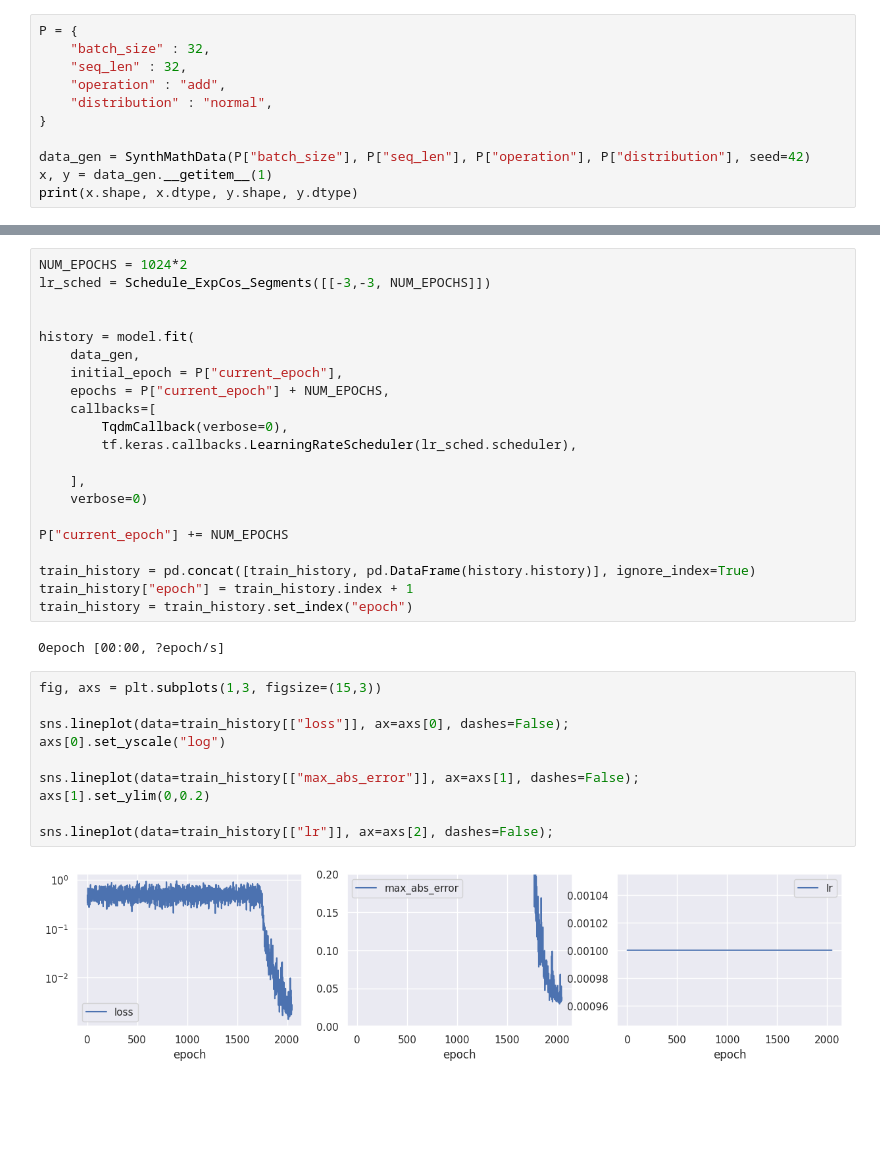
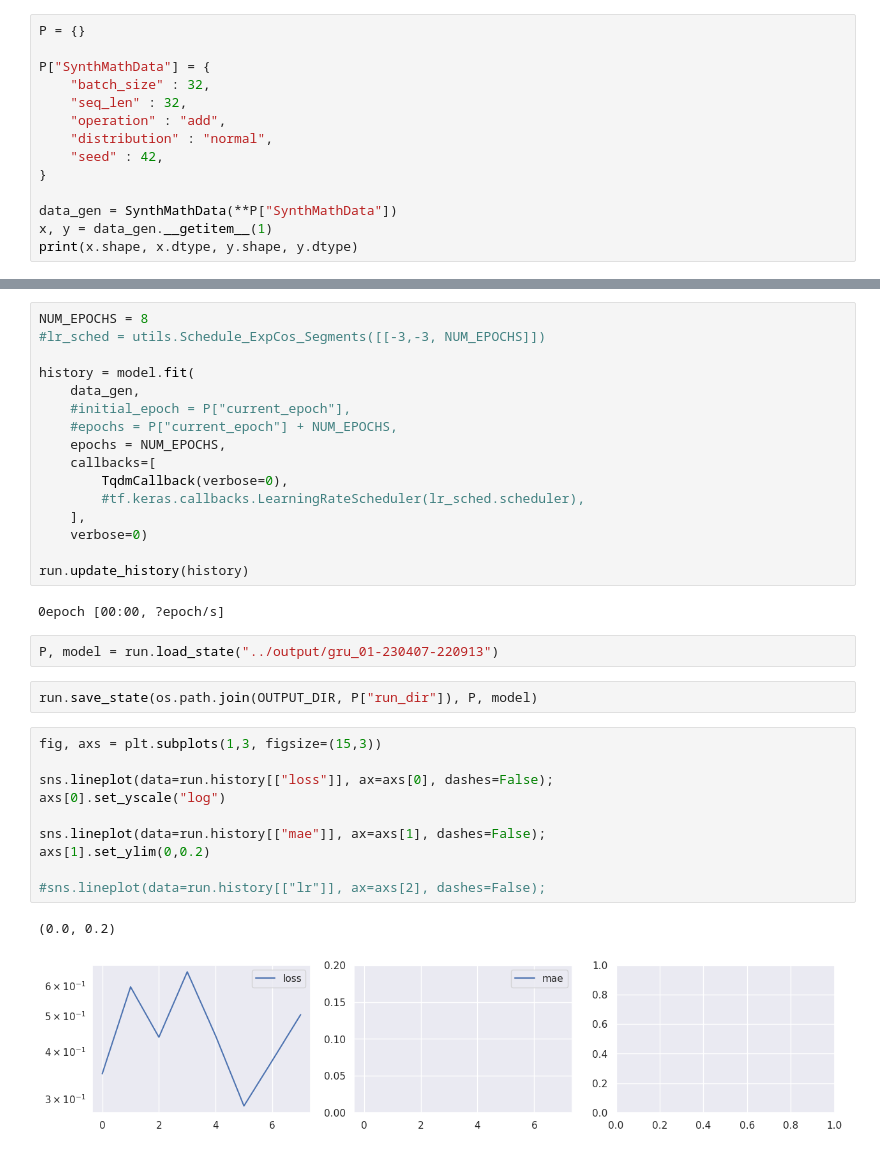
Before and after one commit to FriedChips/dl_basics, a Jupyter notebook: experiments/sequences_add_mult.ipynb, the cells around one changed output, grey strips where cells are left out. Cells and saved outputs as stored; diff of their text form; blank space fills up the shorter version.

Commit message:
rework of models, added utils

```diff
--- a/experiments/sequences_add_mult.ipynb
+++ b/experiments/sequences_add_mult.ipynb
@@ -48,12 +45,15 @@ from models.mlp import build_model_mlp_2d_01
 # %%
-P = {
+P = {}
+
+P["SynthMathData"] = {
     "batch_size" : 32,
     "seq_len" : 32,
     "operation" : "add",
     "distribution" : "normal",
+    "seed" : 42,
 }
 
-data_gen = SynthMathData(P["batch_size"], P["seq_len"], P["operation"], P["distribution"], seed=42)
+data_gen = SynthMathData(**P["SynthMathData"])
 x, y = data_gen.__getitem__(1)
 print(x.shape, x.dtype, y.shape, y.dtype)
 # %% [output]
@@ -166,35 +108,35 @@ save_run_state()
 # %%
-NUM_EPOCHS = 1024*2
-lr_sched = Schedule_ExpCos_Segments([[-3,-3, NUM_EPOCHS]])
-
+NUM_EPOCHS = 8
+#lr_sched = utils.Schedule_ExpCos_Segments([[-3,-3, NUM_EPOCHS]])
 
 history = model.fit(
     data_gen,
-    initial_epoch = P["current_epoch"],
-    epochs = P["current_epoch"] + NUM_EPOCHS,
+    #initial_epoch = P["current_epoch"],
+    #epochs = P["current_epoch"] + NUM_EPOCHS,
+    epochs = NUM_EPOCHS,
     callbacks=[
         TqdmCallback(verbose=0),
-        tf.keras.callbacks.LearningRateScheduler(lr_sched.scheduler),
-
+        #tf.keras.callbacks.LearningRateScheduler(lr_sched.scheduler),
     ],
     verbose=0)
 
-P["current_epoch"] += NUM_EPOCHS
-
-train_history = pd.concat([train_history, pd.DataFrame(history.history)], ignore_index=True)
-train_history["epoch"] = train_history.index + 1
-train_history = train_history.set_index("epoch")
+run.update_history(history)
 # %% [output]
 0epoch [00:00, ?epoch/s]
+# %%
+P, model = run.load_state("../output/gru_01-230407-220913")
+# %%
+run.save_state(os.path.join(OUTPUT_DIR, P["run_dir"]), P, model)
 # %%
 fig, axs = plt.subplots(1,3, figsize=(15,3))
 
-sns.lineplot(data=train_history[["loss"]], ax=axs[0], dashes=False);
+sns.lineplot(data=run.history[["loss"]], ax=axs[0], dashes=False);
 axs[0].set_yscale("log")
 
-sns.lineplot(data=train_history[["max_abs_error"]], ax=axs[1], dashes=False);
+sns.lineplot(data=run.history[["mae"]], ax=axs[1], dashes=False);
 axs[1].set_ylim(0,0.2)
 
-sns.lineplot(data=train_history[["lr"]], ax=axs[2], dashes=False);
+#sns.lineplot(data=run.history[["lr"]], ax=axs[2], dashes=False);
 # %% [output]
+(0.0, 0.2)
-[figure, old version]
+[figure, new version]
```
Also changed, not shown: parts of 6 cells of this notebook, 6 other files.
